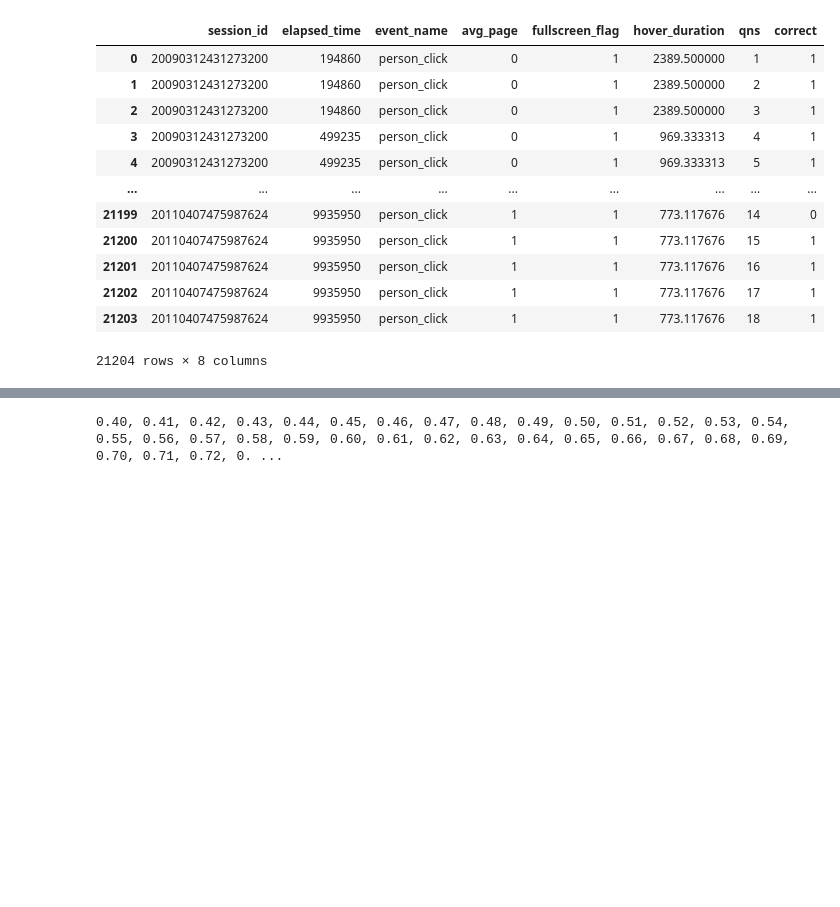
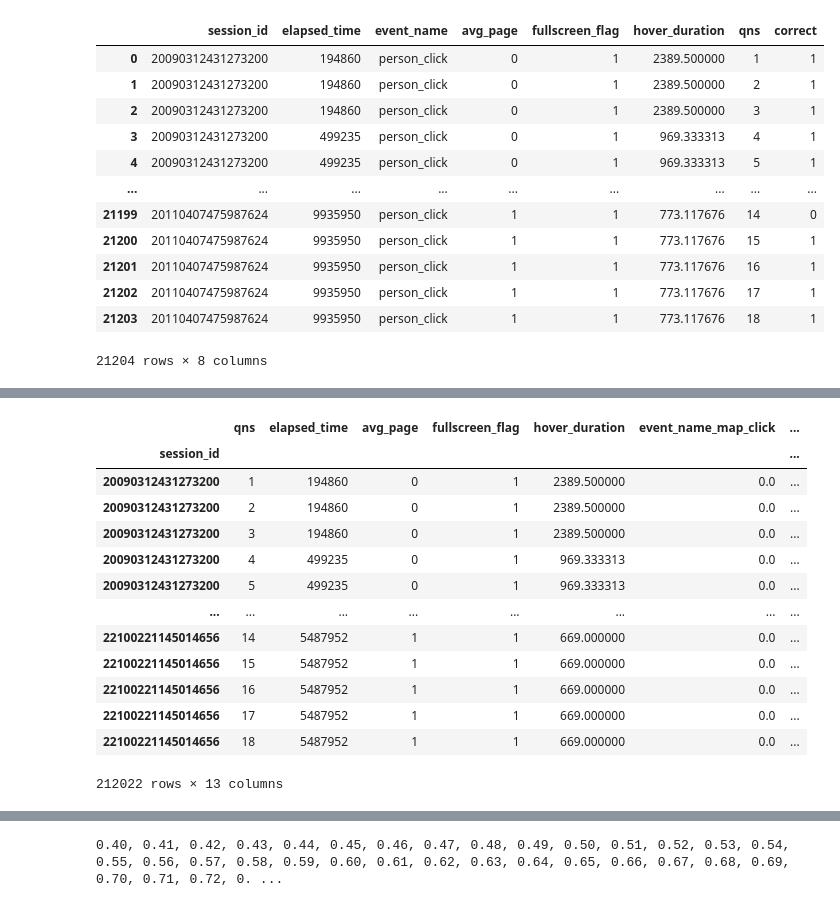
Before and after one commit to sssstforest/SC1015-Group-2, a Jupyter notebook: XGBoost_rough.ipynb, the cells around one changed output, grey strips where cells are left out. Saved outputs shown, nothing was run; the diff lists cells and outputs as text; code cells hidden in the pictures; blank space fills up the shorter version.

```diff
--- a/XGBoost_rough.ipynb
+++ b/XGBoost_rough.ipynb
@@ -794,3 +866,26 @@ Wall time: 1.03 s
+# %%
+df = ohe_data
+tmp = df['qns']
+df = df.drop('qns', axis=1)
+df.insert(1, 'qns', tmp)
+df = df.set_index('session_id')
+df = df.drop('correct', axis=1)
+df
+# %% [output]
+|  | qns | elapsed_time | avg_page | fullscreen_flag | hover_duration | event_name_map_click | ... |
+| session_id |  |  |  |  |  |  | ... |
+| 20090312431273200 | 1 | 194860 | 0 | 1 | 2389.500000 | 0.0 | ... |
+| 20090312431273200 | 2 | 194860 | 0 | 1 | 2389.500000 | 0.0 | ... |
+| 20090312431273200 | 3 | 194860 | 0 | 1 | 2389.500000 | 0.0 | ... |
+| 20090312431273200 | 4 | 499235 | 0 | 1 | 969.333313 | 0.0 | ... |
+| 20090312431273200 | 5 | 499235 | 0 | 1 | 969.333313 | 0.0 | ... |
+| ... | ... | ... | ... | ... | ... | ... | ... |
+| 22100221145014656 | 14 | 5487952 | 1 | 1 | 669.000000 | 0.0 | ... |
+| 22100221145014656 | 15 | 5487952 | 1 | 1 | 669.000000 | 0.0 | ... |
+| 22100221145014656 | 16 | 5487952 | 1 | 1 | 669.000000 | 0.0 | ... |
+| 22100221145014656 | 17 | 5487952 | 1 | 1 | 669.000000 | 0.0 | ... |
+| 22100221145014656 | 18 | 5487952 | 1 | 1 | 669.000000 | 0.0 | ... |
+212022 rows × 13 columns
 # %%
 FEATURES = [c for c in df.columns if c != 'qns']
 print('We will train with', len(FEATURES) ,'features')
```
Also changed, not shown: parts of 6 cells of this notebook.
